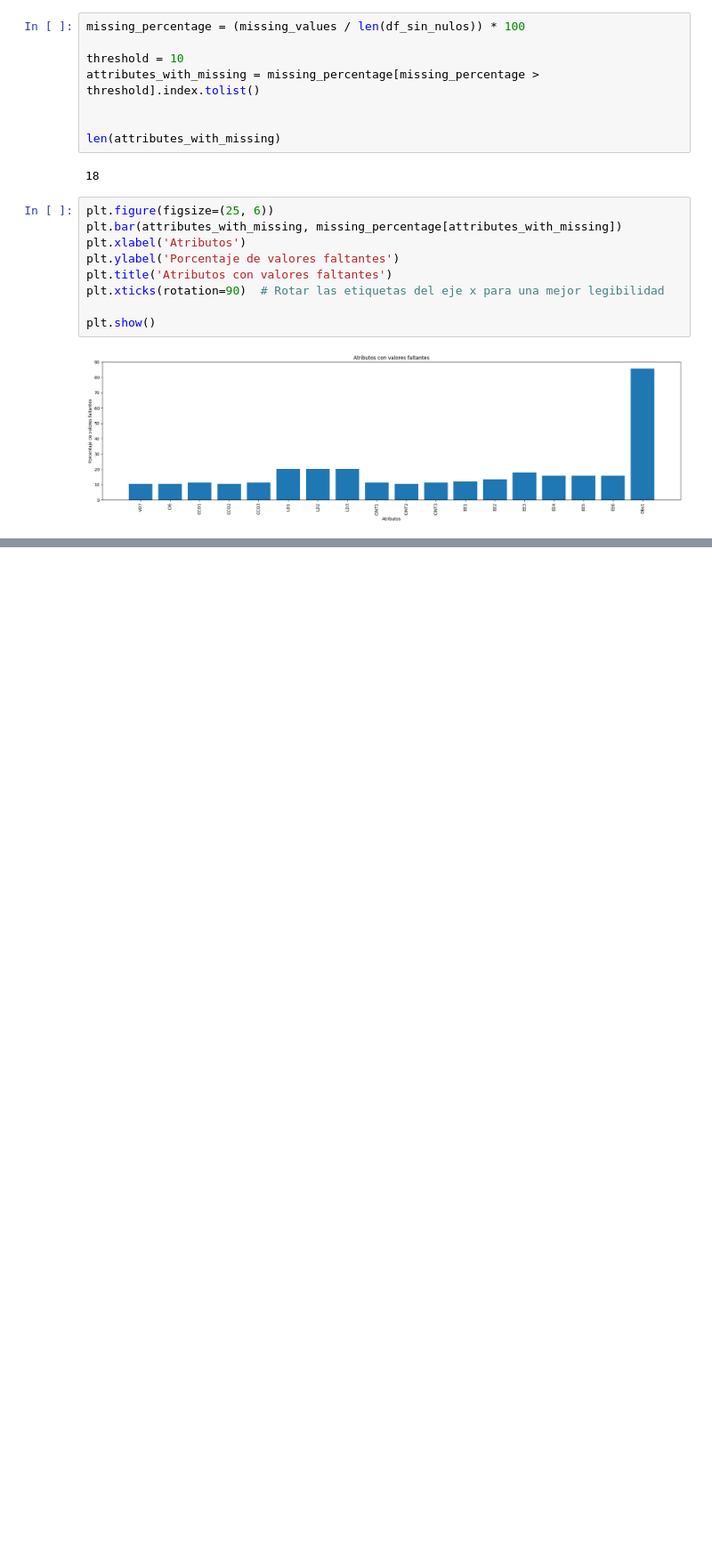
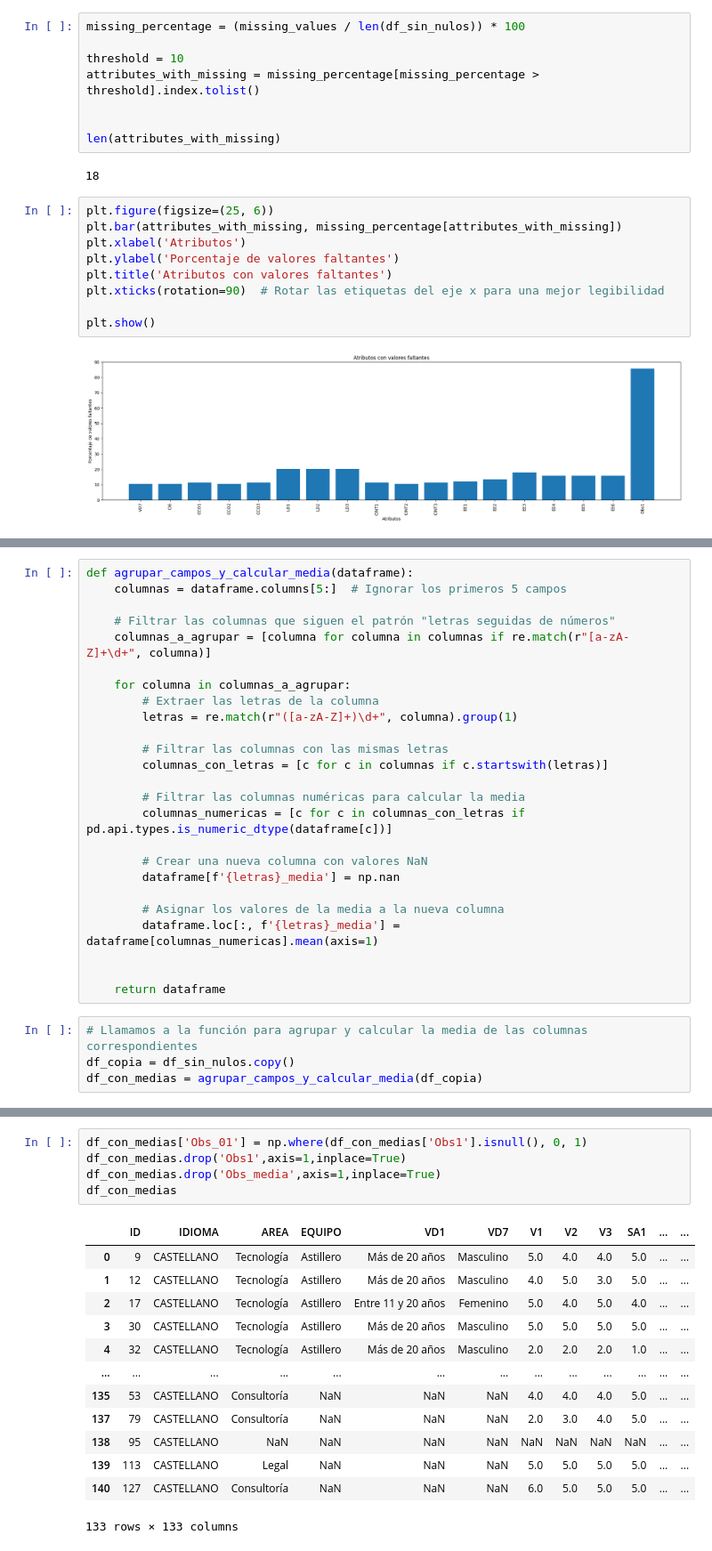
Before and after one commit to mbaroja/TFM, a Jupyter notebook: EDA.ipynb, the cells around one changed output, grey strips where cells are left out. Shown at 89% size. Saved outputs shown, nothing was run; the diff lists cells and outputs as text; blank space fills up the shorter version.

```diff
--- a/EDA.ipynb
+++ b/EDA.ipynb
@@ -114,0 +102,29 @@ Name: SA1, Length: 133, dtype: float64
+# %%
+def agrupar_campos_y_calcular_media(dataframe):
+    columnas = dataframe.columns[5:]  # Ignorar los primeros 5 campos
+
+    # Filtrar las columnas que siguen el patrón "letras seguidas de números"
+    columnas_a_agrupar = [columna for columna in columnas if re.match(r"[a-zA-Z]+\d+", columna)]
+
+    for columna in columnas_a_agrupar:
+        # Extraer las letras de la columna
+        letras = re.match(r"([a-zA-Z]+)\d+", columna).group(1)
+
+        # Filtrar las columnas con las mismas letras
+        columnas_con_letras = [c for c in columnas if c.startswith(letras)]
+
+        # Filtrar las columnas numéricas para calcular la media
+        columnas_numericas = [c for c in columnas_con_letras if pd.api.types.is_numeric_dtype(dataframe[c])]
+
+        # Crear una nueva columna con valores NaN
+        dataframe[f'{letras}_media'] = np.nan
+
+        # Asignar los valores de la media a la nueva columna
+        dataframe.loc[:, f'{letras}_media'] = dataframe[columnas_numericas].mean(axis=1)
+
+
+    return dataframe
+# %%
+# Llamamos a la función para agrupar y calcular la media de las columnas correspondientes
+df_copia = df_sin_nulos.copy()
+df_con_medias = agrupar_campos_y_calcular_media(df_copia)
@@ -114,0 +150,19 @@ Name: SA1, Length: 133, dtype: float64
+# %%
+df_con_medias['Obs_01'] = np.where(df_con_medias['Obs1'].isnull(), 0, 1)
+df_con_medias.drop('Obs1',axis=1,inplace=True)
+df_con_medias.drop('Obs_media',axis=1,inplace=True)
+df_con_medias
+# %% [output]
+|  | ID | IDIOMA | AREA | EQUIPO | VD1 | VD7 | V1 | V2 | V3 | SA1 | ... | ... |
+| 0 | 9 | CASTELLANO | Tecnología | Astillero | Más de 20 años | Masculino | 5.0 | 4.0 | 4.0 | 5.0 | ... | ... |
+| 1 | 12 | CASTELLANO | Tecnología | Astillero | Más de 20 años | Masculino | 4.0 | 5.0 | 3.0 | 5.0 | ... | ... |
+| 2 | 17 | CASTELLANO | Tecnología | Astillero | Entre 11 y 20 años | Femenino | 5.0 | 4.0 | 5.0 | 4.0 | ... | ... |
+| 3 | 30 | CASTELLANO | Tecnología | Astillero | Más de 20 años | Masculino | 5.0 | 5.0 | 5.0 | 5.0 | ... | ... |
+| 4 | 32 | CASTELLANO | Tecnología | Astillero | Más de 20 años | Masculino | 2.0 | 2.0 | 2.0 | 1.0 | ... | ... |
+| ... | ... | ... | ... | ... | ... | ... | ... | ... | ... | ... | ... | ... |
+| 135 | 53 | CASTELLANO | Consultoría | NaN | NaN | NaN | 4.0 | 4.0 | 4.0 | 5.0 | ... | ... |
+| 137 | 79 | CASTELLANO | Consultoría | NaN | NaN | NaN | 2.0 | 3.0 | 4.0 | 5.0 | ... | ... |
+| 138 | 95 | CASTELLANO | NaN | NaN | NaN | NaN | NaN | NaN | NaN | NaN | ... | ... |
+| 139 | 113 | CASTELLANO | Legal | NaN | NaN | NaN | 5.0 | 5.0 | 5.0 | 5.0 | ... | ... |
+| 140 | 127 | CASTELLANO | Consultoría | NaN | NaN | NaN | 6.0 | 5.0 | 5.0 | 5.0 | ... | ... |
+133 rows × 133 columns
```
Also changed, not shown: parts of 3 cells of this notebook.
